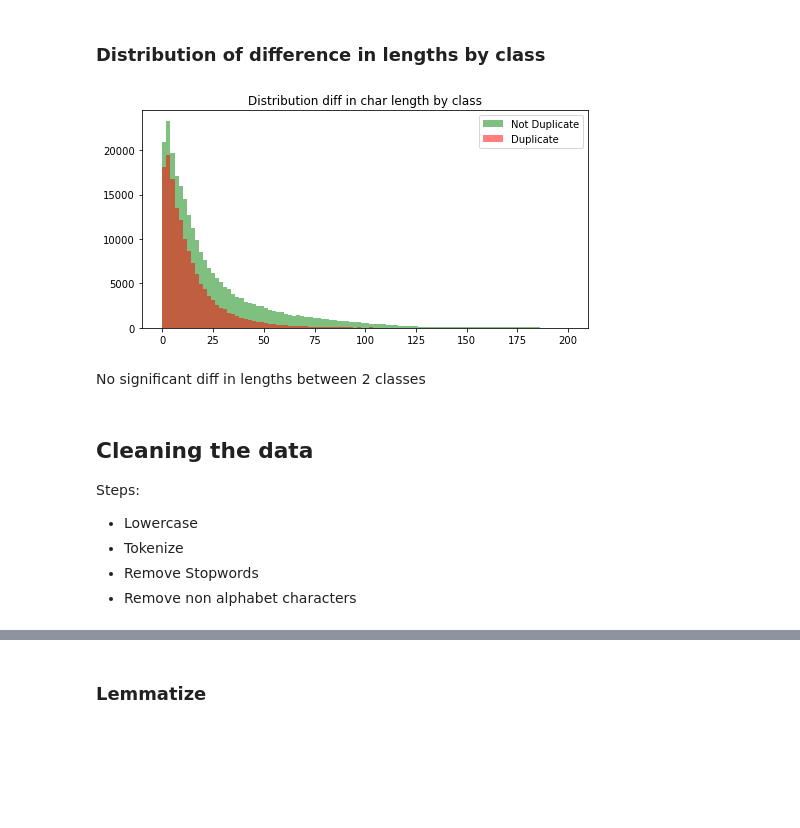
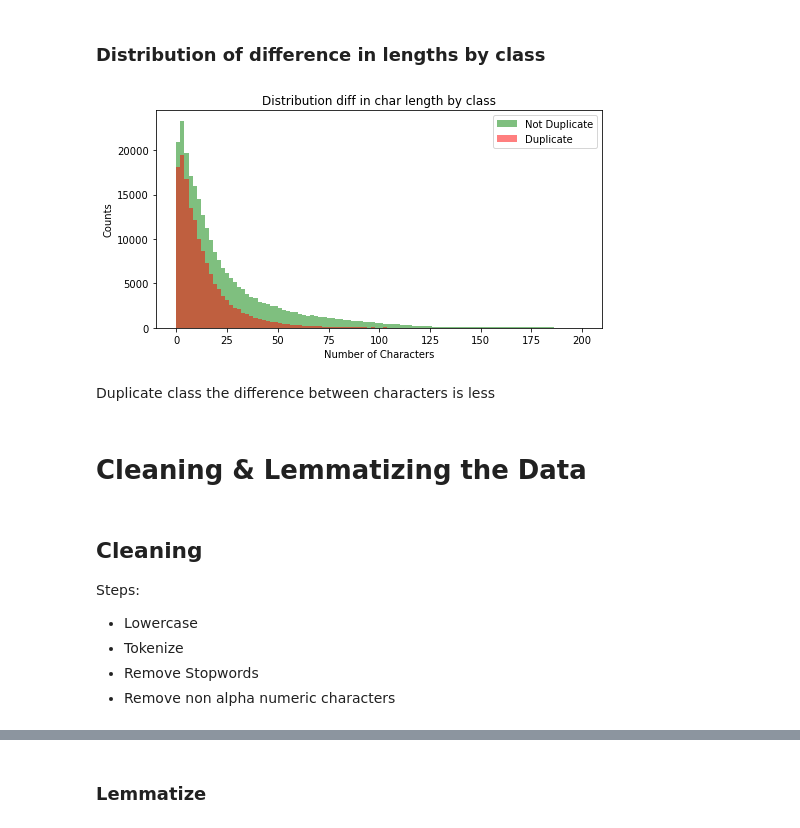
Before and after one commit to Onk24/Quora_Question_Pairs, a Jupyter notebook: Quora_Question_Pairs.ipynb, the cells around one changed output, grey strips where cells are left out. Cells and saved outputs as stored; diff of their text form; code cells hidden in the pictures; blank space fills up the shorter version.

```diff
--- a/Quora_Question_Pairs.ipynb
+++ b/Quora_Question_Pairs.ipynb
@@ -86,20 +108,24 @@ diff_len = np.abs(len1-len2)
 # %%
 plt.figure(figsize = (8,4))
 plt.hist(diff_len[train_df["is_duplicate"]==0], bins = 100, range = [0,200], color = "g", alpha =0.5)
 plt.hist(diff_len[train_df["is_duplicate"]==1], bins = 100, range = [0,200], color = "r", alpha = 0.5)
 plt.title("Distribution diff in char length by class")
+plt.xlabel("Number of Characters")
+plt.ylabel("Counts")
 plt.legend(["Not Duplicate", "Duplicate"]);
 # %% [output]
-[figure, old version]
+[figure, new version]
-# %% [markdown]
-No significant diff in lengths between 2 classes
+# %% [markdown]
+Duplicate class the difference between characters is less
+# %% [markdown]
+# Cleaning & Lemmatizing the Data
 # %% [markdown]
-## Cleaning the data
+## Cleaning
 Steps:
 - Lowercase
 - Tokenize
 - Remove Stopwords
-- Remove non alphabet characters
+- Remove non alpha numeric characters
 # %%
 def clean_data(text):
     text = text.lower()
```
Also changed, not shown: parts of 175 cells of this notebook.
